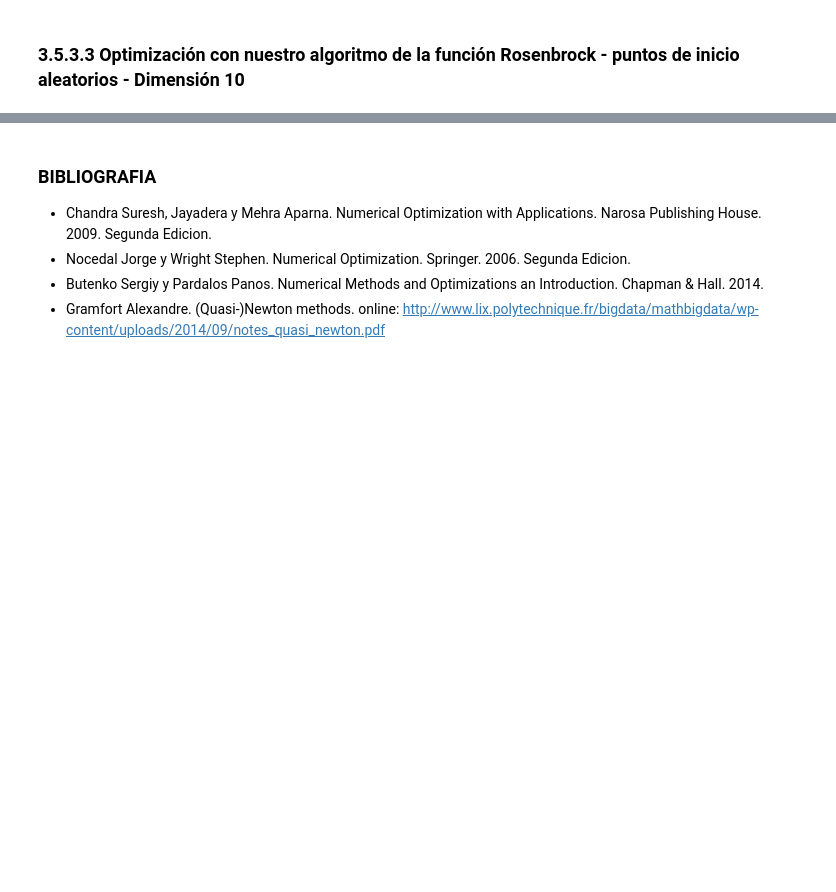
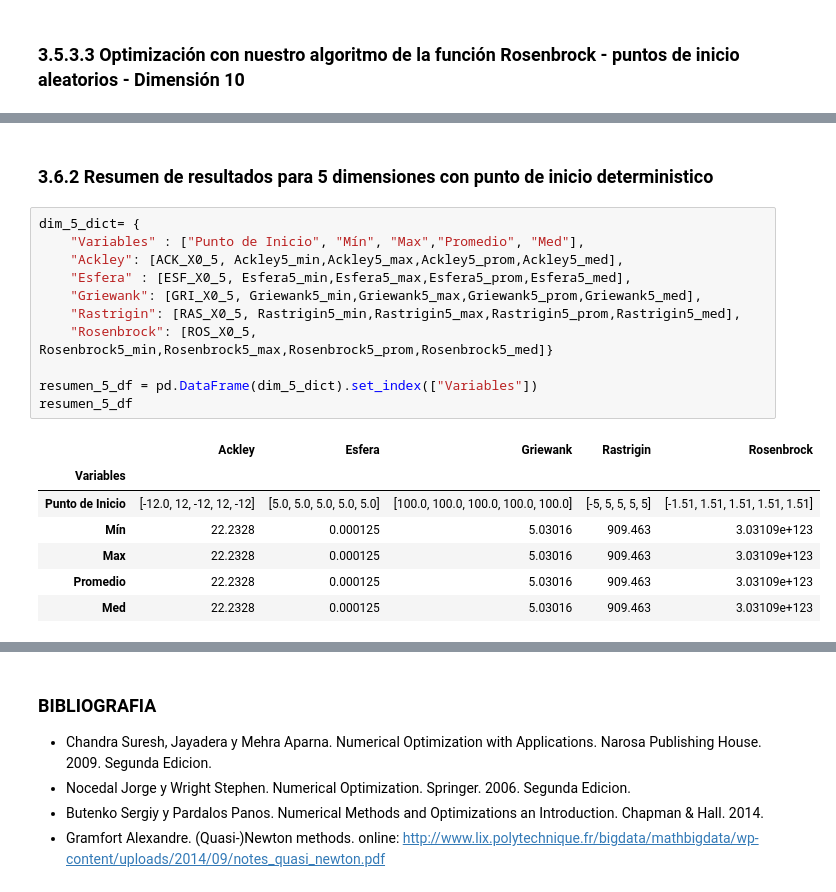
Before and after one commit to efvillar/Quasi-Newton-BFGS, a Jupyter notebook: Tarea_Programacion_1-Optimizacion_BFGS.ipynb, the cells around one changed output, grey strips where cells are left out. Cells and saved outputs as stored; diff of their text form; blank space fills up the shorter version.

```diff
--- a/Tarea_Programacion_1-Optimizacion_BFGS.ipynb
+++ b/Tarea_Programacion_1-Optimizacion_BFGS.ipynb
@@ -2077,0 +2095,21 @@ dim_10_A_dict
+# %% [markdown]
+### 3.6.2 Resumen de resultados para 5 dimensiones con punto de inicio deterministico
+# %%
+dim_5_dict= {
+    "Variables" : ["Punto de Inicio", "Mín", "Max","Promedio", "Med"],
+    "Ackley": [ACK_X0_5, Ackley5_min,Ackley5_max,Ackley5_prom,Ackley5_med],
+    "Esfera" : [ESF_X0_5, Esfera5_min,Esfera5_max,Esfera5_prom,Esfera5_med],
+    "Griewank": [GRI_X0_5, Griewank5_min,Griewank5_max,Griewank5_prom,Griewank5_med],
+    "Rastrigin": [RAS_X0_5, Rastrigin5_min,Rastrigin5_max,Rastrigin5_prom,Rastrigin5_med],
+    "Rosenbrock": [ROS_X0_5, Rosenbrock5_min,Rosenbrock5_max,Rosenbrock5_prom,Rosenbrock5_med]}
+
+resumen_5_df = pd.DataFrame(dim_5_dict).set_index(["Variables"])
+resumen_5_df
+# %% [output]
+|  | Ackley | Esfera | Griewank | Rastrigin | Rosenbrock |
+| Variables |  |  |  |  |  |
+| Punto de Inicio | [-12.0, 12, -12, 12, -12] | [5.0, 5.0, 5.0, 5.0, 5.0] | [100.0, 100.0, 100.0, 100.0, 100.0] | [-5, 5, 5, 5, 5] | [-1.51, 1.51, 1.51, 1.51, 1.51] |
+| Mín | 22.2328 | 0.000125 | 5.03016 | 909.463 | 3.03109e+123 |
+| Max | 22.2328 | 0.000125 | 5.03016 | 909.463 | 3.03109e+123 |
+| Promedio | 22.2328 | 0.000125 | 5.03016 | 909.463 | 3.03109e+123 |
+| Med | 22.2328 | 0.000125 | 5.03016 | 909.463 | 3.03109e+123 |
```
Also changed, not shown: parts of 41 cells of this notebook.
